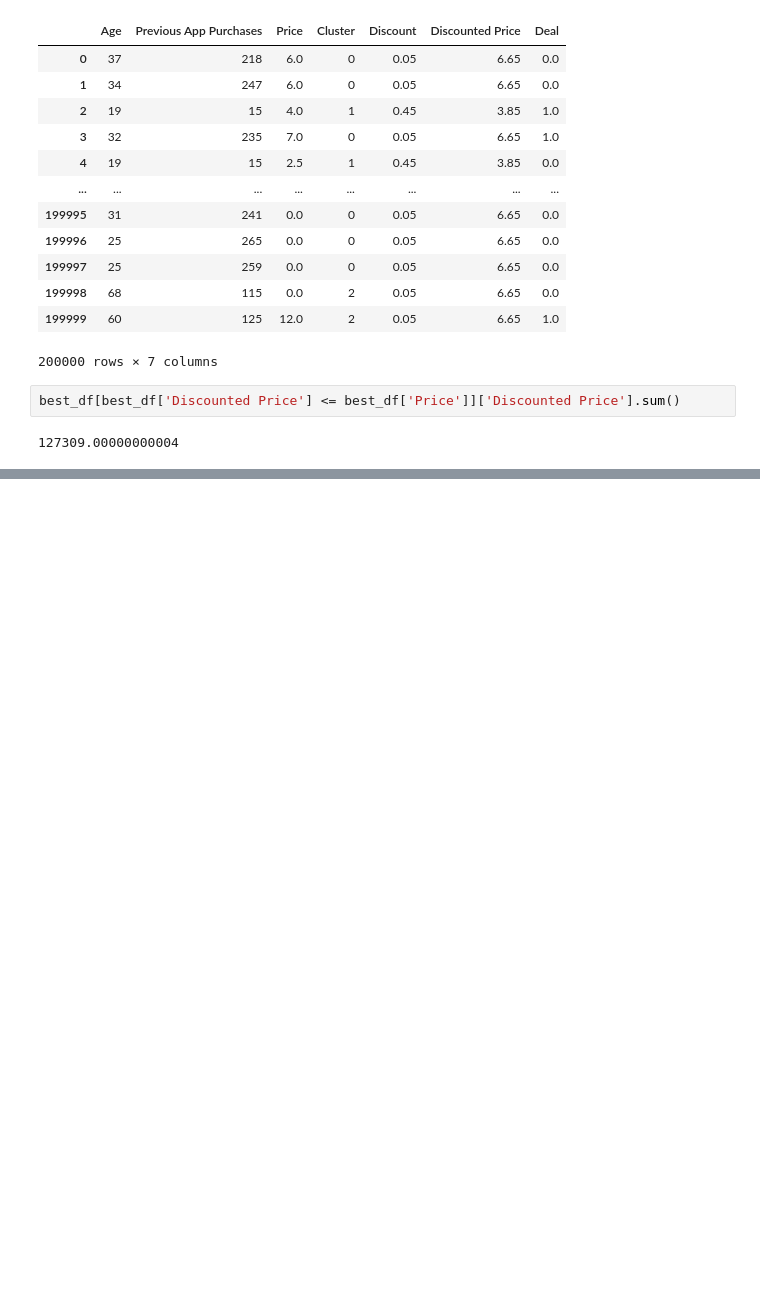
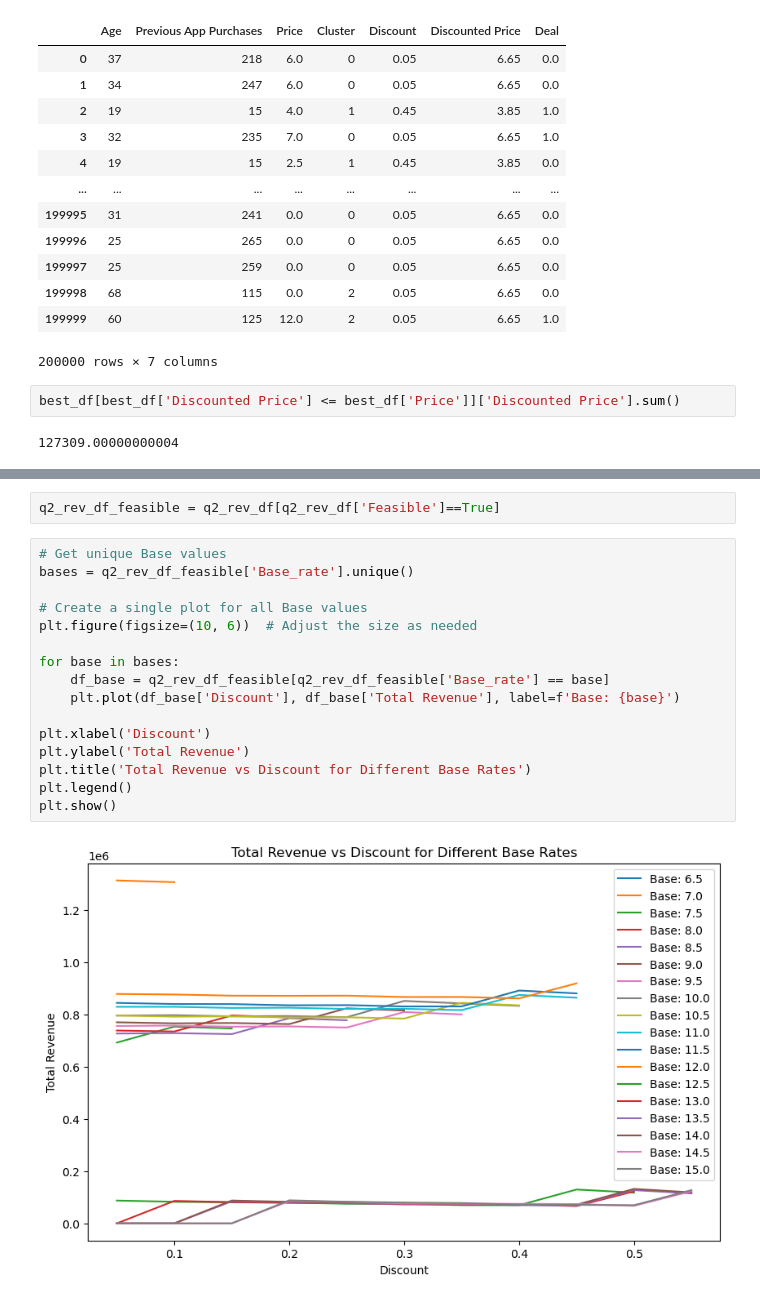
Before and after one commit to MiracleSkyHawk/RSM8423_GA4, a Jupyter notebook: RSM8423_GA4_Jesse_cluster-Copy2.ipynb, the cells around one changed output, grey strips where cells are left out. Cells and saved outputs as stored; diff of their text form; blank space fills up the shorter version.

```diff
--- a/RSM8423_GA4_Jesse_cluster-Copy2.ipynb
+++ b/RSM8423_GA4_Jesse_cluster-Copy2.ipynb
@@ -666,0 +661,20 @@ for base in bases:
+# %%
+q2_rev_df_feasible = q2_rev_df[q2_rev_df['Feasible']==True]
+# %%
+# Get unique Base values
+bases = q2_rev_df_feasible['Base_rate'].unique()
+
+# Create a single plot for all Base values
+plt.figure(figsize=(10, 6))  # Adjust the size as needed
+
+for base in bases:
+    df_base = q2_rev_df_feasible[q2_rev_df_feasible['Base_rate'] == base]
+    plt.plot(df_base['Discount'], df_base['Total Revenue'], label=f'Base: {base}')
+
+plt.xlabel('Discount')
+plt.ylabel('Total Revenue')
+plt.title('Total Revenue vs Discount for Different Base Rates')
+plt.legend()
+plt.show()
+# %% [output]
+[figure, added]
```
Also changed, not shown: parts of 17 cells of this notebook.
